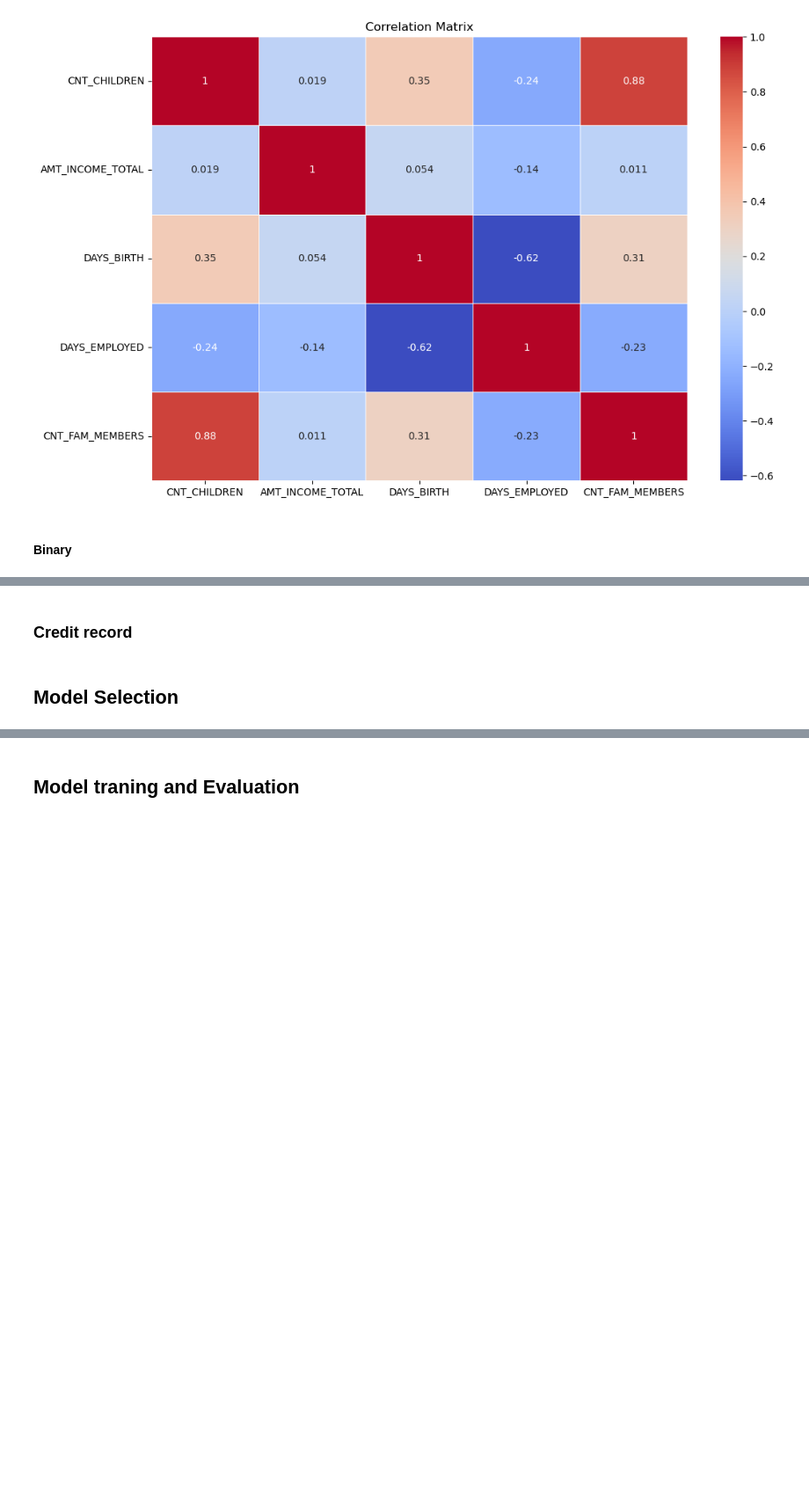
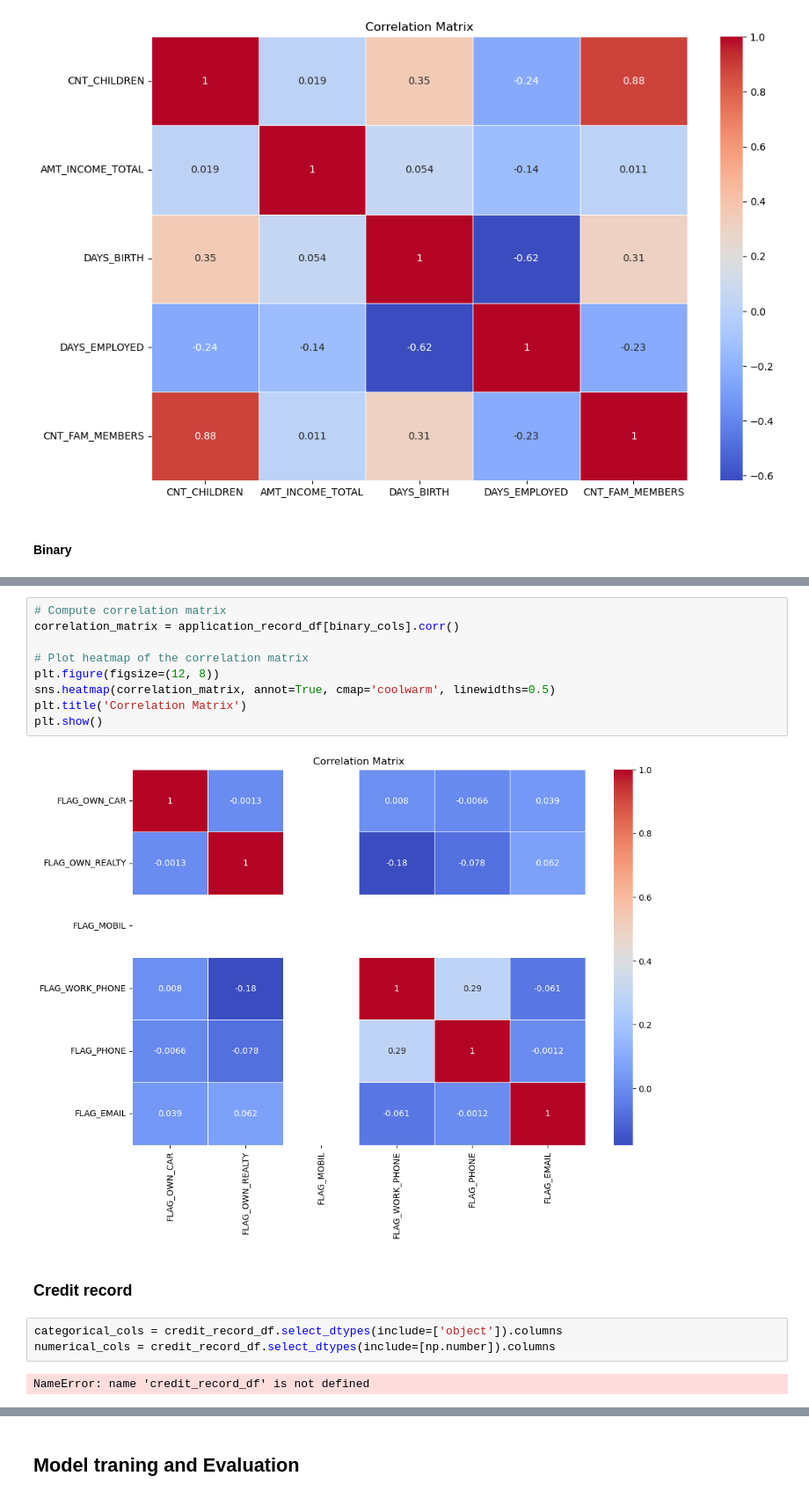
Before and after one commit to DataYankie/CreditCardApproval, a Jupyter notebook: CreditCardApproval.ipynb, the cells around one changed output, grey strips where cells are left out. Shown: that part at 88% size. Drawn from its saved outputs; the diff is of its cells as text; blank space fills up the shorter version.

```diff
--- a/CreditCardApproval.ipynb
+++ b/CreditCardApproval.ipynb
@@ -408,4 +402,18 @@ for feature in numerical_features:
+# %%
+# Compute correlation matrix
+correlation_matrix = application_record_df[binary_cols].corr()
+
+# Plot heatmap of the correlation matrix
+plt.figure(figsize=(12, 8))
+sns.heatmap(correlation_matrix, annot=True, cmap='coolwarm', linewidths=0.5)
+plt.title('Correlation Matrix')
+plt.show()
+# %% [output]
+[figure, added]
 # %% [markdown]
 ### Credit record
-# %% [markdown]
-## Model Selection
+# %%
+categorical_cols = credit_record_df.select_dtypes(include=['object']).columns
+numerical_cols = credit_record_df.select_dtypes(include=[np.number]).columns
+# %% [output]
+NameError: name 'credit_record_df' is not defined
```
Also changed, not shown: parts of 17 cells of this notebook.
